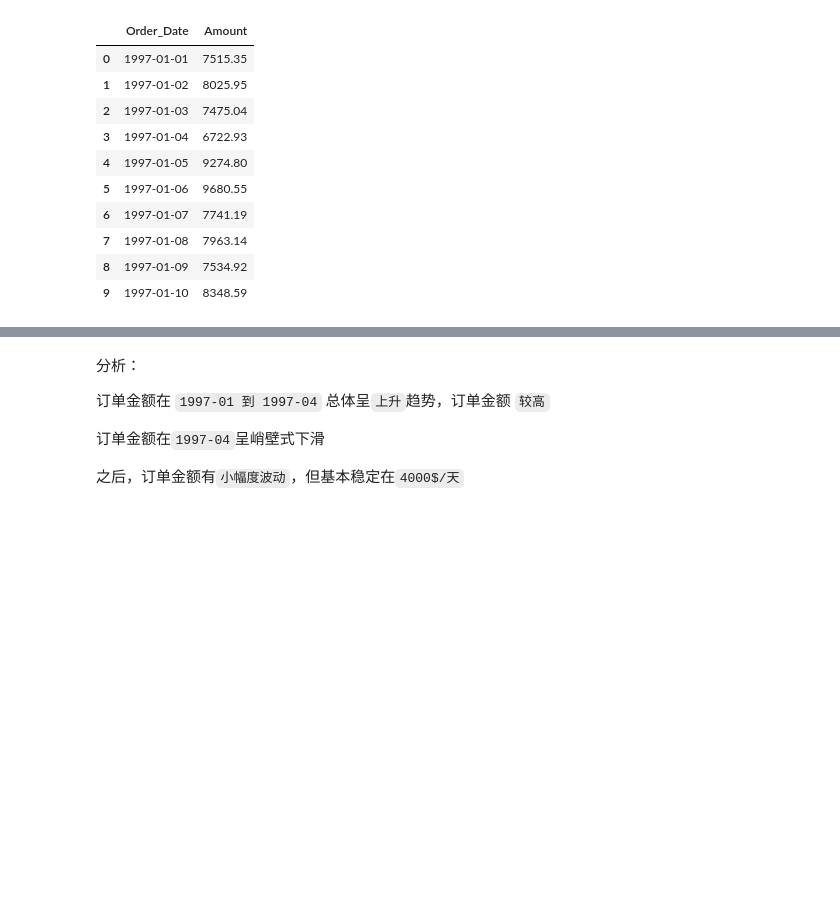
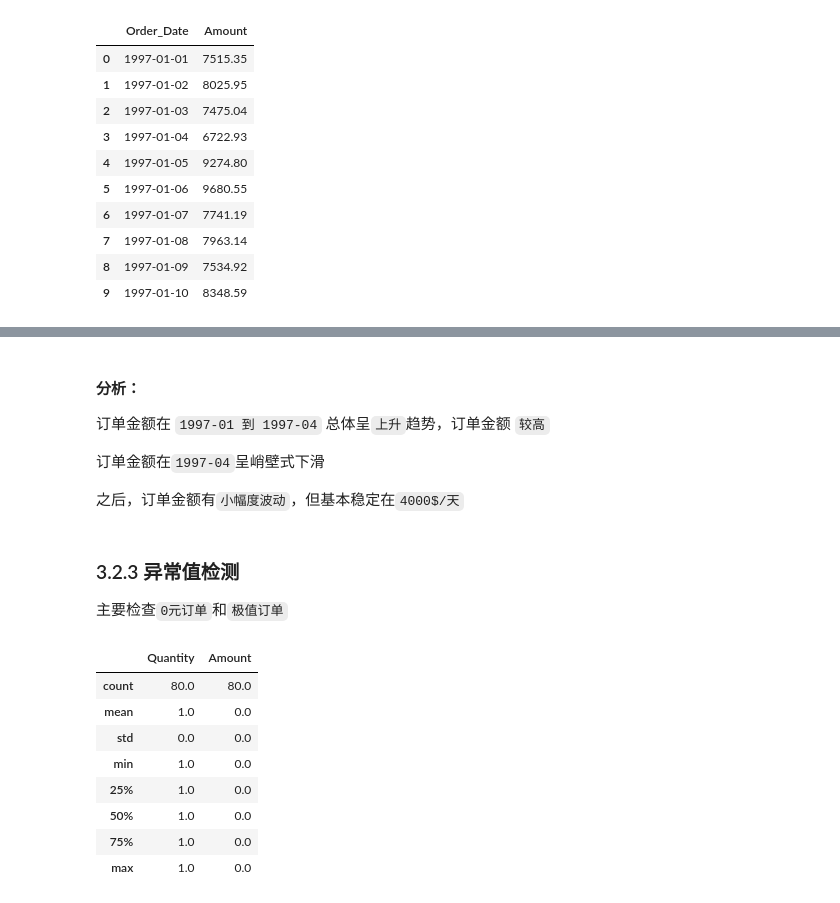
Before and after one commit to Jiachengciel/Data_Analysis, a Jupyter notebook: Task8_Analysis/CDNow_Analysis.ipynb, the cells around one changed output, grey strips where cells are left out. Cells and saved outputs as stored; diff of their text form; code cells hidden in the pictures; blank space fills up the shorter version.

```diff
--- a/Task8_Analysis/CDNow_Analysis.ipynb
+++ b/Task8_Analysis/CDNow_Analysis.ipynb
@@ -232,10 +225,28 @@ plt.show()
 [interactive output not drawn]
 [interactive output not drawn]
 # %% [markdown]
-分析：
+#### 分析：
 
 订单金额在 `1997-01 到 1997-04` 总体呈`上升`趋势，订单金额 `较高`
 
 订单金额在`1997-04`呈峭壁式下滑
 
 之后，订单金额有`小幅度波动`，但基本稳定在`4000$/天`
+# %% [markdown]
+### 3.2.3 异常值检测
+
+主要检查`0元订单`和`极值订单`
+# %%
+# 检查0元订单
+zero = Data[(Data.Amount == 0)]
+zero.drop('ID', axis=1).describe()
+# %% [output]
+|  | Quantity | Amount |
+| count | 80.0 | 80.0 |
+| mean | 1.0 | 0.0 |
+| std | 0.0 | 0.0 |
+| min | 1.0 | 0.0 |
+| 25% | 1.0 | 0.0 |
+| 50% | 1.0 | 0.0 |
+| 75% | 1.0 | 0.0 |
+| max | 1.0 | 0.0 |
```
Also changed, not shown: parts of 54 cells of this notebook.
